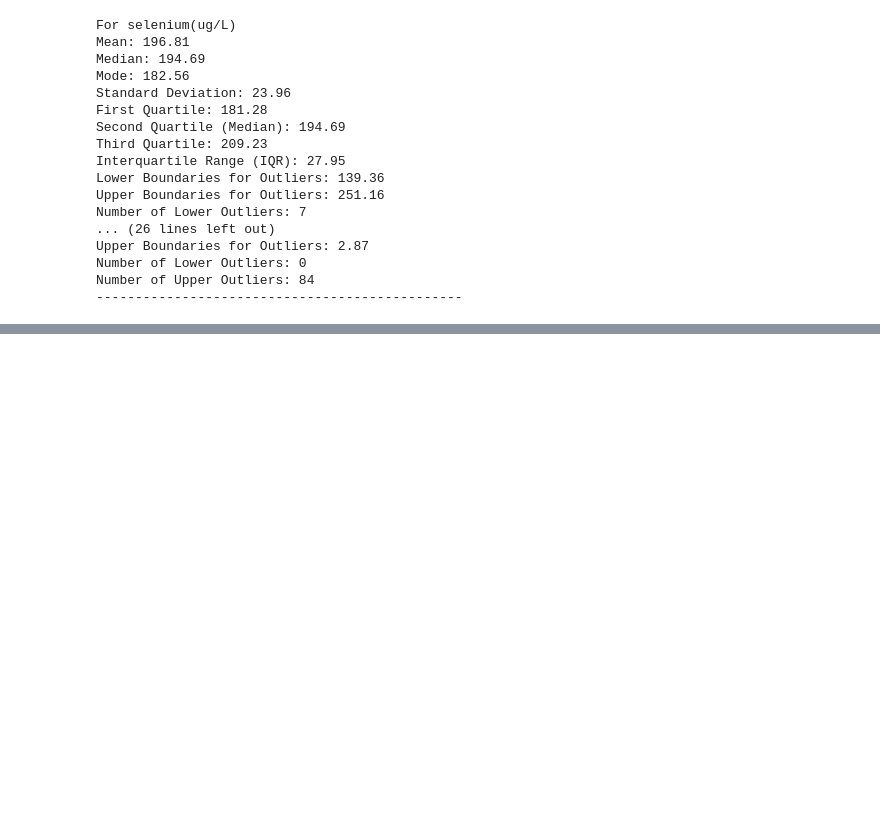
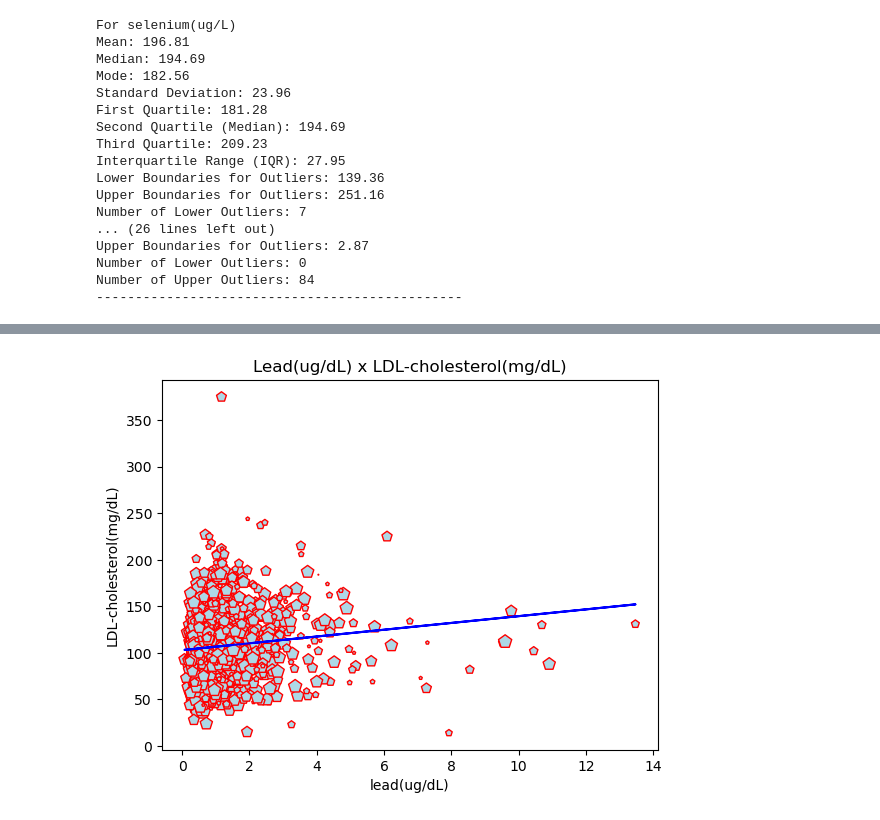
Before and after one commit to pietrostolf/Metals-Cardiovascular-Disease, a Jupyter notebook: codes/MetalHeart Synthesis.ipynb, the cells around one changed output, grey strips where cells are left out. Cells and saved outputs as stored; diff of their text form; code cells hidden in the pictures; blank space fills up the shorter version.

```diff
--- a/codes/MetalHeart Synthesis.ipynb
+++ b/codes/MetalHeart Synthesis.ipynb
@@ -296,0 +344,21 @@ plt.show()
+# %%
+size = [random.uniform(0, 1) * 100 for _ in (red_lab_df["lead(ug/dL)"])]
+plt.scatter(red_lab_df["lead(ug/dL)"], red_lab_df["LDL-cholesterol(mg/dL)"], marker="p", facecolors=["lightblue"], edgecolors=["red"], s=size)
+
+# Add linear regression line
+model = LinearRegression()
+model.fit(red_lab_df["lead(ug/dL)"].values.reshape(-1, 1), red_lab_df["LDL-cholesterol(mg/dL)"])
+x_line = red_lab_df["lead(ug/dL)"].values.reshape(-1, 1)
+y_line = model.predict(x_line)
+plt.plot(x_line, y_line, color="blue")
+
+# Add labels and title
+plt.xlabel("lead(ug/dL)")
+plt.ylabel("LDL-cholesterol(mg/dL)")
+plt.title("Lead(ug/dL) x LDL-cholesterol(mg/dL)")
+plt.savefig("myGraph.png")
+
+# Show the plot
+plt.show()
+# %% [output]
+[figure, added]
```
Also changed, not shown: parts of 6 cells of this notebook, 1 other file.
